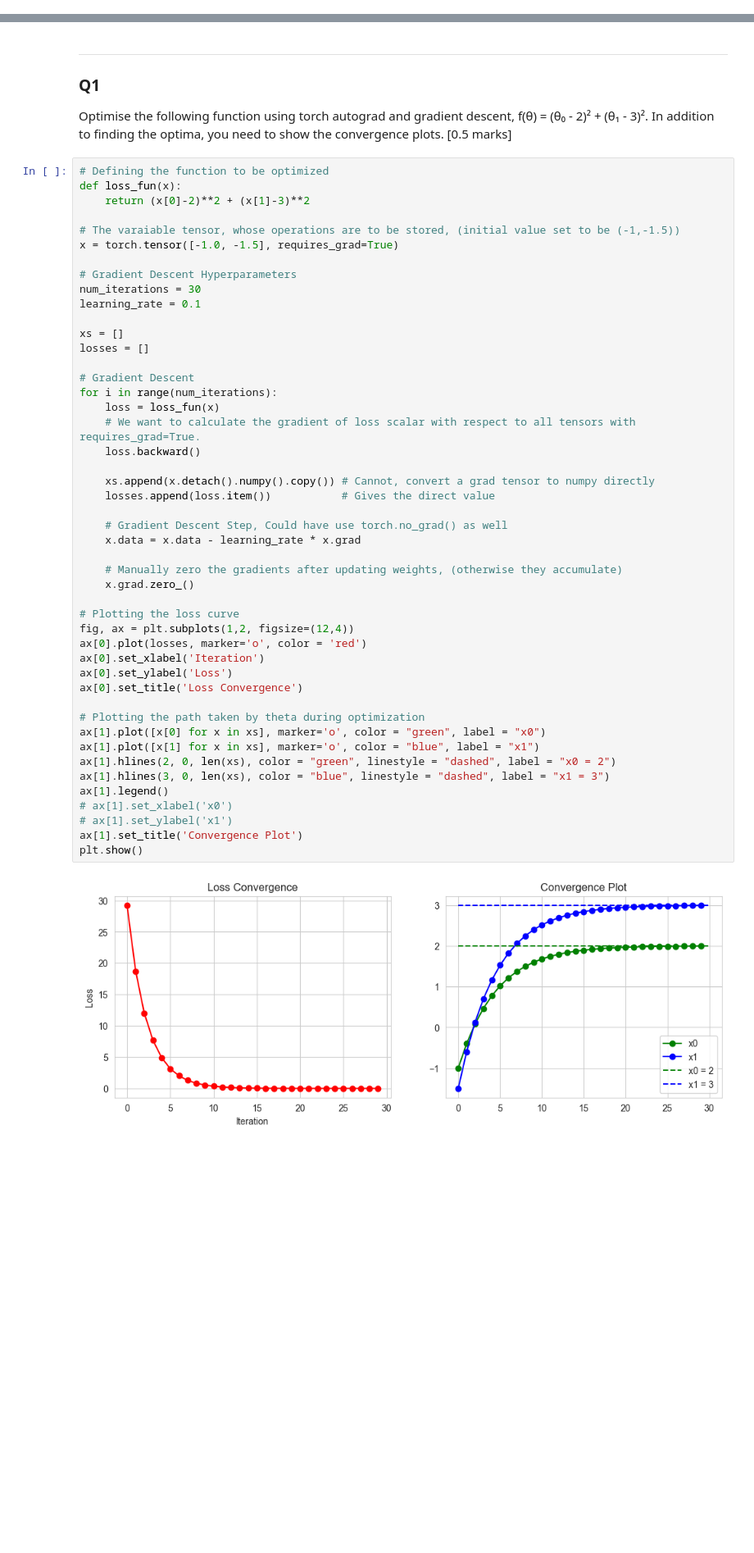
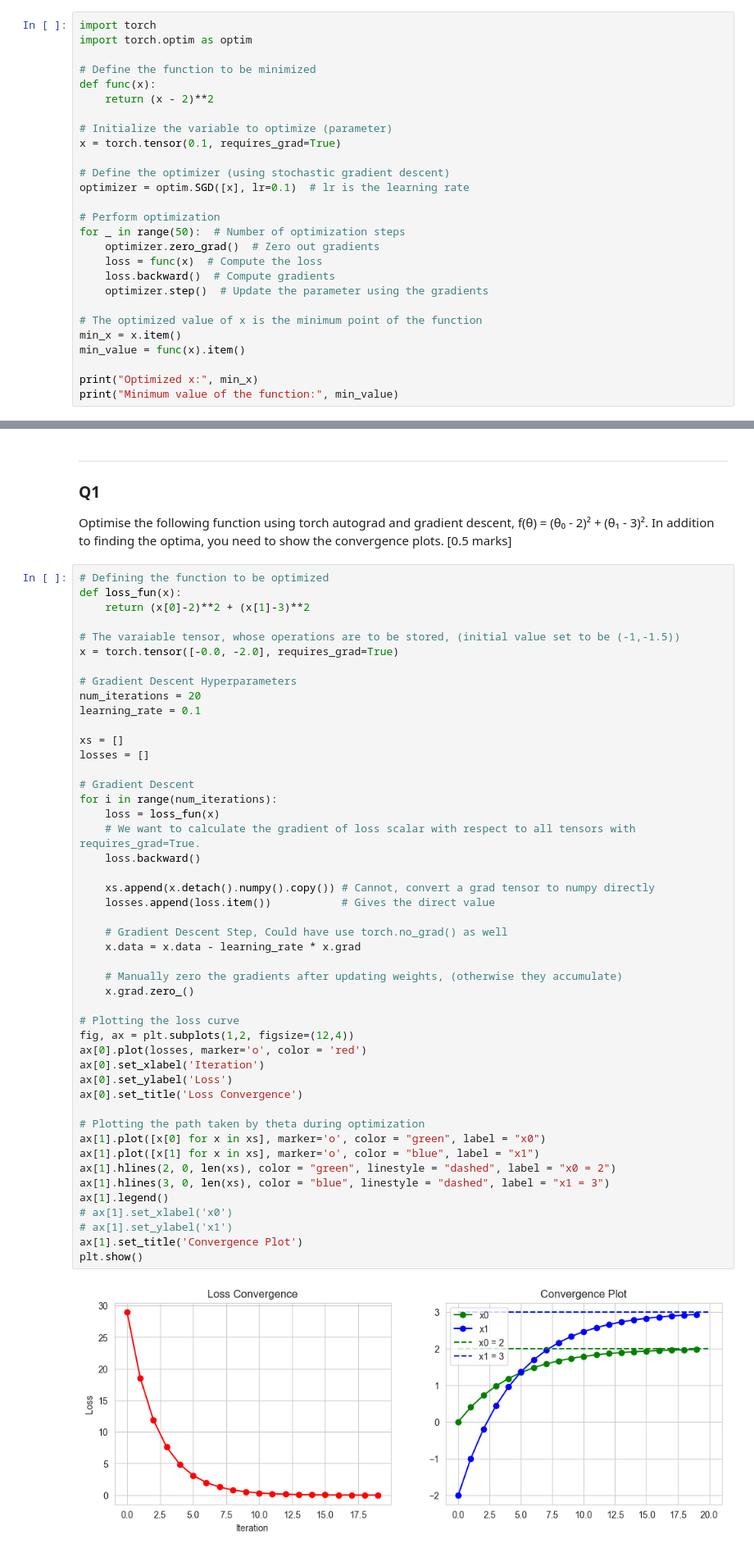
Before and after one commit to Gaurav17Joshi/PML661, a Jupyter notebook: Assignment1/Assignment1_sub.ipynb, the cells around one changed output, grey strips where cells are left out. Shown: that part at 82% size. Cells and saved outputs as stored; diff of their text form; blank space fills up the shorter version.

```diff
--- a/Assignment1/Assignment1_sub.ipynb
+++ b/Assignment1/Assignment1_sub.ipynb
@@ -9,3 +9,30 @@ import seaborn as sns
 sns.set_style('whitegrid')
 import torch
 import torch.distributions as dist
+# %%
+import torch
+import torch.optim as optim
+
+# Define the function to be minimized
+def func(x):
+    return (x - 2)**2
+
+# Initialize the variable to optimize (parameter)
+x = torch.tensor(0.1, requires_grad=True)
+
+# Define the optimizer (using stochastic gradient descent)
+optimizer = optim.SGD([x], lr=0.1)  # lr is the learning rate
+
+# Perform optimization
+for _ in range(50):  # Number of optimization steps
+    optimizer.zero_grad()  # Zero out gradients
+    loss = func(x)  # Compute the loss
+    loss.backward()  # Compute gradients
+    optimizer.step()  # Update the parameter using the gradients
+
+# The optimized value of x is the minimum point of the function
+min_x = x.item()
+min_value = func(x).item()
+
+print("Optimized x:", min_x)
+print("Minimum value of the function:", min_value)
@@ -21,10 +51,10 @@ def loss_fun(x):
     return (x[0]-2)**2 + (x[1]-3)**2
 
 # The varaiable tensor, whose operations are to be stored, (initial value set to be (-1,-1.5))
-x = torch.tensor([-1.0, -1.5], requires_grad=True)
+x = torch.tensor([-0.0, -2.0], requires_grad=True)
 
 # Gradient Descent Hyperparameters
-num_iterations = 30
+num_iterations = 20
 learning_rate = 0.1
 
 xs = []
@@ -36,34 +66,34 @@ for i in range(num_iterations):
     # We want to calculate the gradient of loss scalar with respect to all tensors with requires_grad=True.
     loss.backward()
 
     xs.append(x.detach().numpy().copy()) # Cannot, convert a grad tensor to numpy directly
     losses.append(loss.item())           # Gives the direct value
 
     # Gradient Descent Step, Could have use torch.no_grad() as well
     x.data = x.data - learning_rate * x.grad
 
     # Manually zero the gradients after updating weights, (otherwise they accumulate)
     x.grad.zero_()
 
 # Plotting the loss curve
 fig, ax = plt.subplots(1,2, figsize=(12,4))
 ax[0].plot(losses, marker='o', color = 'red')
 ax[0].set_xlabel('Iteration')
 ax[0].set_ylabel('Loss')
 ax[0].set_title('Loss Convergence')
 
 # Plotting the path taken by theta during optimization
 ax[1].plot([x[0] for x in xs], marker='o', color = "green", label = "x0")
 ax[1].plot([x[1] for x in xs], marker='o', color = "blue", label = "x1")
 ax[1].hlines(2, 0, len(xs), color = "green", linestyle = "dashed", label = "x0 = 2")
 ax[1].hlines(3, 0, len(xs), color = "blue", linestyle = "dashed", label = "x1 = 3")
 ax[1].legend()
 # ax[1].set_xlabel('x0')
 # ax[1].set_ylabel('x1')
 ax[1].set_title('Convergence Plot')
 plt.show()
 # %% [output]
-[figure, old version]
+[figure, new version]
 # %%
 print("Optima: ",x)
 print("Final Loss; ", "{:.5f}".format(loss.item()))
```
Also changed, not shown: parts of 3 cells of this notebook, 21 other files.
